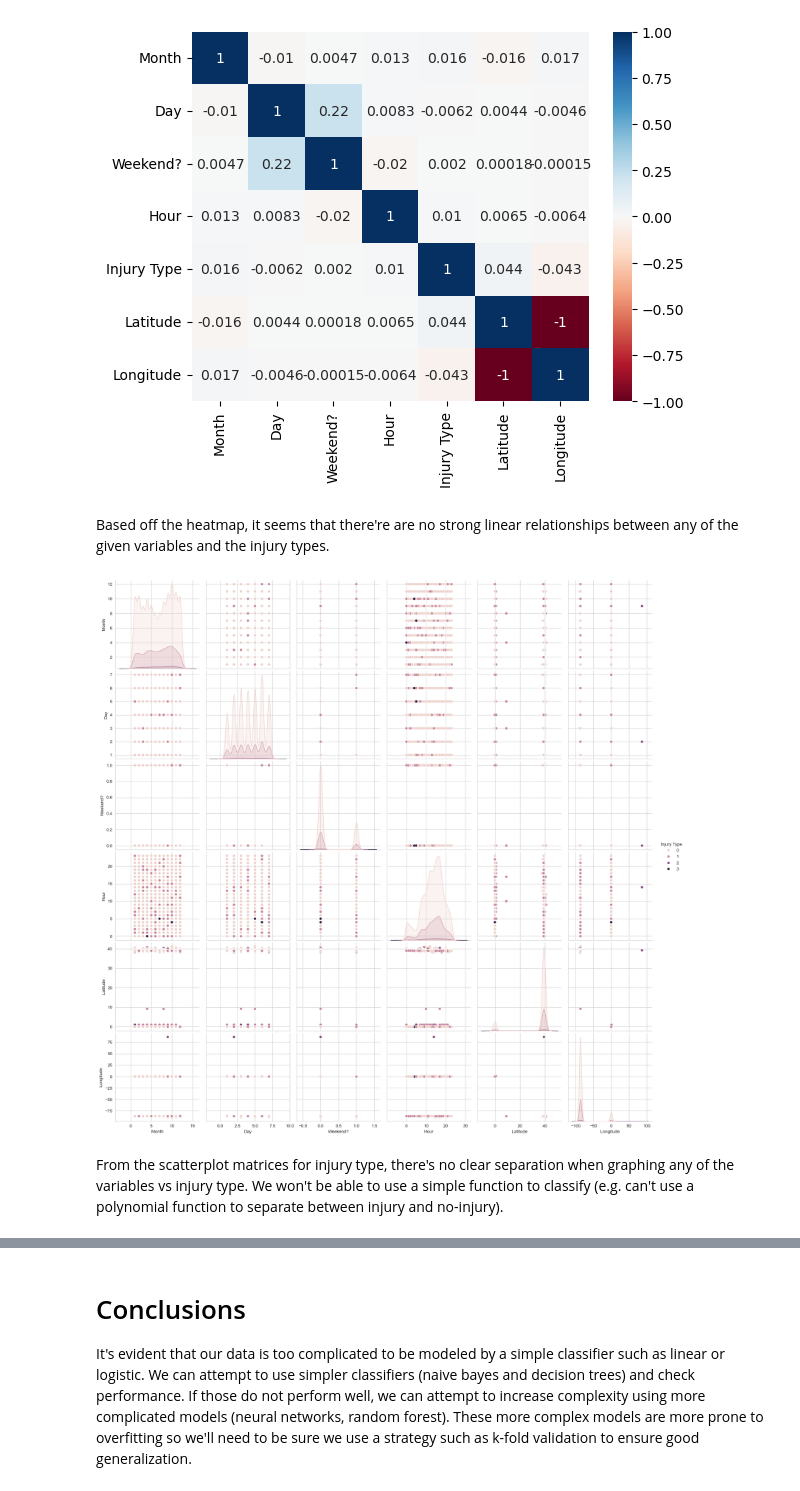
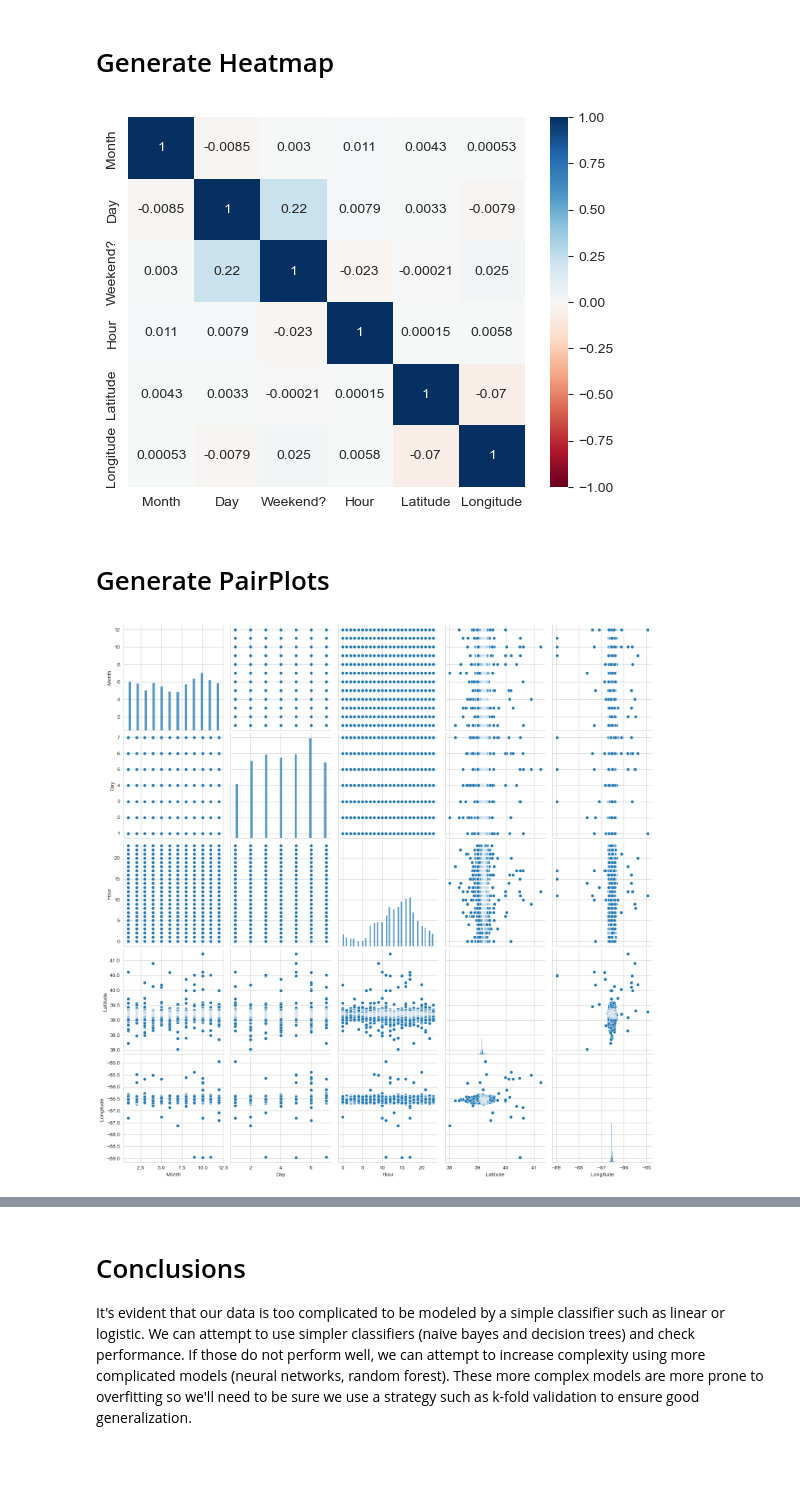
Before and after one commit to Sajid-Moha/MonroeCrashProject, a Jupyter notebook: model/eda.ipynb, the cells around one changed output, grey strips where cells are left out. Saved outputs shown, nothing was run; the diff lists cells and outputs as text; code cells hidden in the pictures; blank space fills up the shorter version.

```diff
--- a/model/eda.ipynb
+++ b/model/eda.ipynb
@@ -12,23 +10,25 @@ from sklearn import preprocessing
 
 # so values can be viewed as scrollable element
 np.set_printoptions(threshold=sys.maxsize)
+# %%
+data_filepath = ".\\modified_data\\cleaned_data.csv"
+data = pd.read_csv(data_filepath)
+# %% [markdown]
+# Generate Heatmap
 # %%
-data_filepath = ".\\modified_data\\cleaned_data.csv"
-df = pd.read_csv(data_filepath)
-
-data = df.copy().drop(columns=['Reported_Location'])
-correlation_matrix = data.corr()
+# attempt to find relationships between data
+data_with_weekend = pd.read_csv('.\\modified_data\\cleaned_injury_data.csv')
+data_with_weekend = data_with_weekend.drop(columns=['Collision Type', 'Injury Type', 'Primary Factor'])
+correlation_matrix = data_with_weekend.corr()
 pcmp = sns.heatmap(correlation_matrix, vmin=-1, vmax=1, center=0, annot=True, cmap= 'RdBu')
 # %% [output]
-[figure, old version]
+[figure, new version]
-# %% [markdown]
-Based off the heatmap, it seems that there're are no strong linear relationships between any of the given variables and the injury types.
+# %% [markdown]
+# Generate PairPlots
 # %%
 plt.close();
 sns.set_style("whitegrid");
-sns.pairplot(data, hue="Injury Type", height=3);
+sns.pairplot(data, height=3);
 plt.show()
 # %% [output]
-[figure, old version]
+[figure, new version]
-# %% [markdown]
-From the scatterplot matrices for injury type, there's no clear separation when graphing any of the variables vs injury type. We won't be able to use a simple function to classify (e.g. can't use a polynomial function to separate between injury and no-injury).
```
Also changed, not shown: parts of 8 cells of this notebook, 1 other file.
